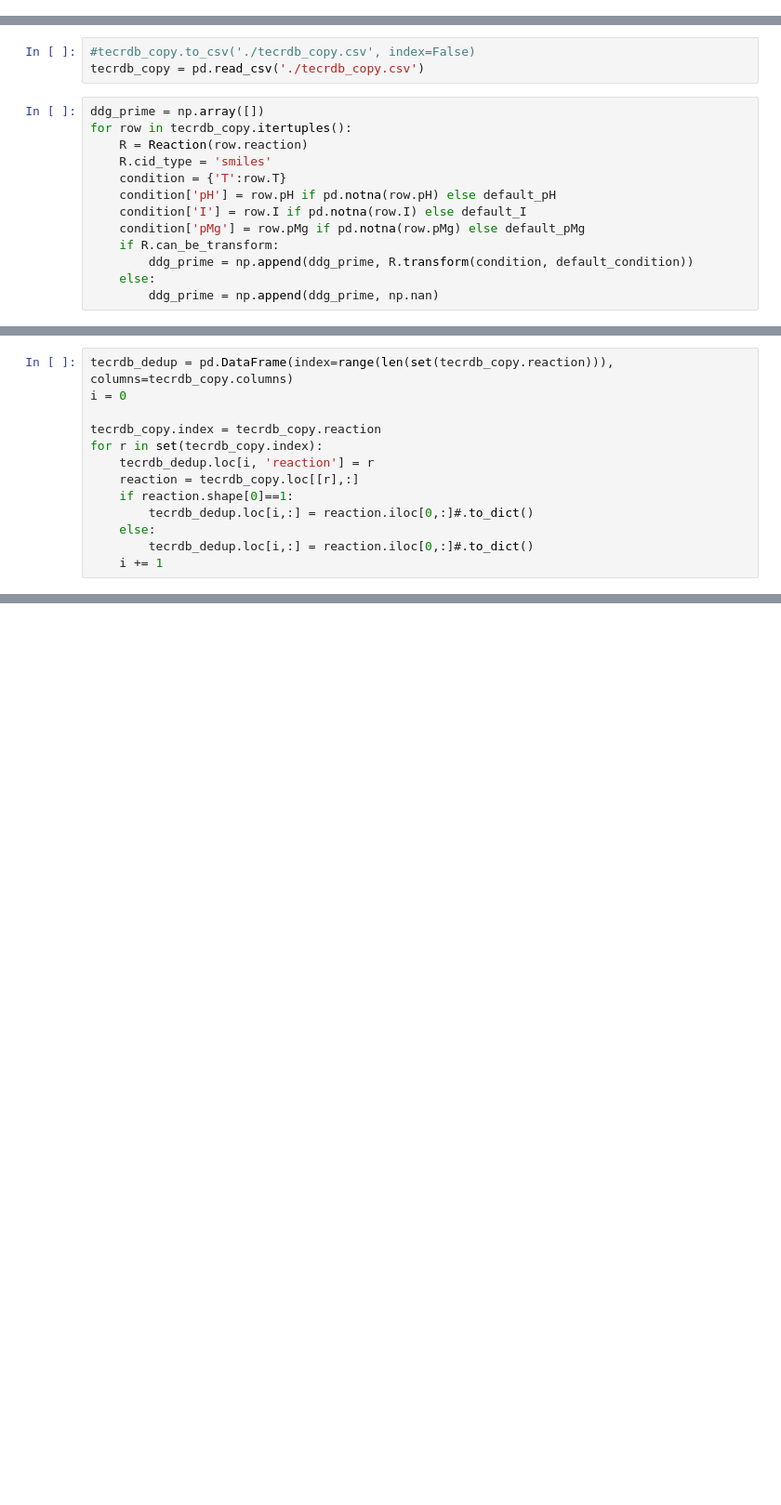
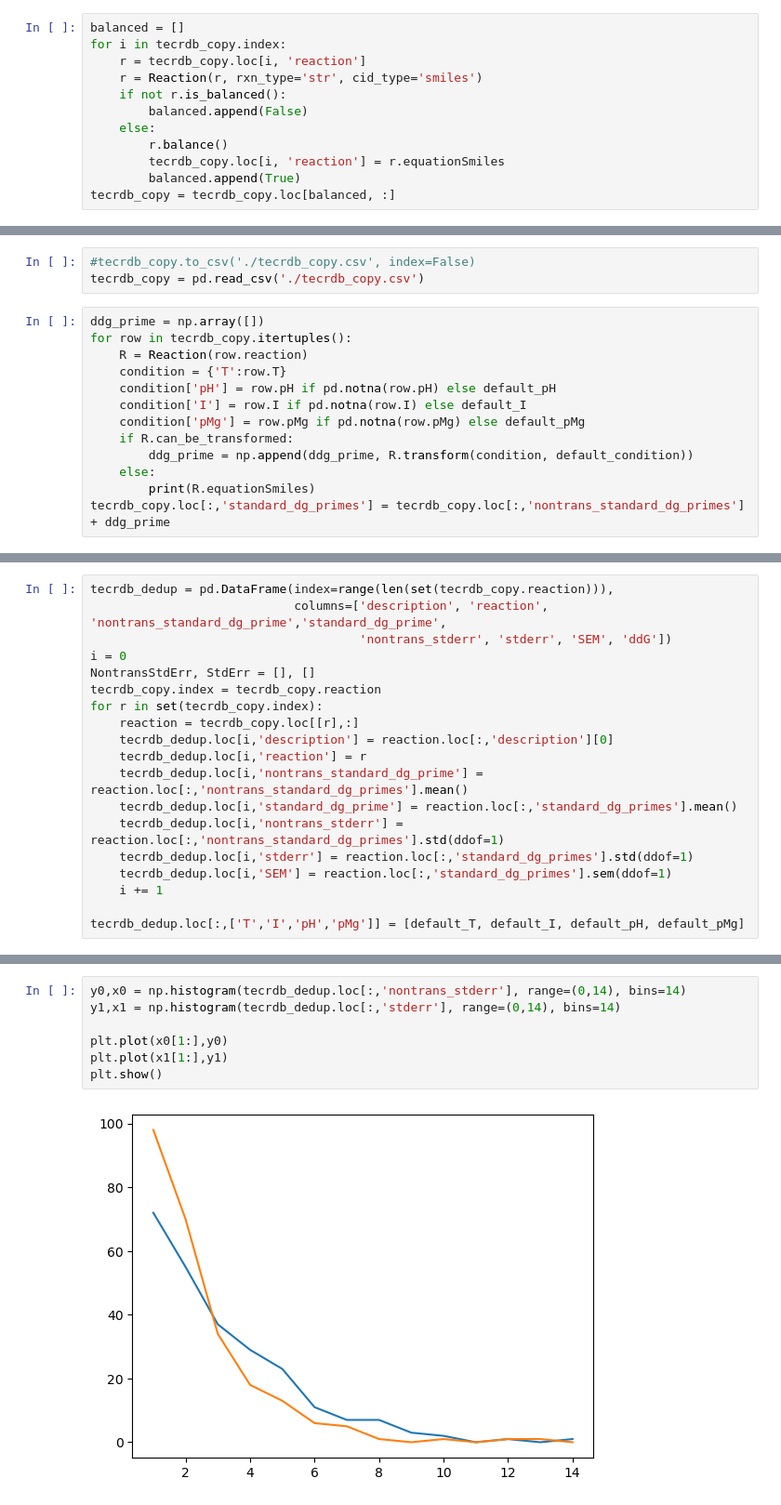
Before and after one commit to arne-cl/dGbyG, a Jupyter notebook: PreProcessingExperimentalData.ipynb, the cells around one changed output, grey strips where cells are left out. Shown at 93% size. Drawn from its saved outputs; the diff is of its cells as text; blank space fills up the shorter version.

```diff
--- a/PreProcessingExperimentalData.ipynb
+++ b/PreProcessingExperimentalData.ipynb
@@ -67,3 +64,15 @@ tecrdb_copy = tecrdb_copy.loc[pd.notna(tecrdb_copy.loc[:,['reaction', 'K_prime']
 tecrdb_copy = tecrdb_copy.rename(columns={'temperature':'T', 'ionic_strength':'I', 'p_h':'pH', 'p_mg':'pMg'})
 nontrans_standard_dg_primes = [(-R * row.T * np.log(row.K_prime)) for row in tecrdb_copy.itertuples()]
 tecrdb_copy = tecrdb_copy.assign(**{"nontrans_standard_dg_primes": nontrans_standard_dg_primes})
+# %%
+balanced = []
+for i in tecrdb_copy.index:
+    r = tecrdb_copy.loc[i, 'reaction']
+    r = Reaction(r, rxn_type='str', cid_type='smiles')
+    if not r.is_balanced():
+        balanced.append(False)
+    else:
+        r.balance()
+        tecrdb_copy.loc[i, 'reaction'] = r.equationSmiles
+        balanced.append(True)
+tecrdb_copy = tecrdb_copy.loc[balanced, :]
@@ -74,12 +87,12 @@ tecrdb_copy = pd.read_csv('./tecrdb_copy.csv')
 ddg_prime = np.array([])
 for row in tecrdb_copy.itertuples():
     R = Reaction(row.reaction)
-    R.cid_type = 'smiles'
     condition = {'T':row.T}
     condition['pH'] = row.pH if pd.notna(row.pH) else default_pH
     condition['I'] = row.I if pd.notna(row.I) else default_I
     condition['pMg'] = row.pMg if pd.notna(row.pMg) else default_pMg
-    if R.can_be_transform:
+    if R.can_be_transformed:
         ddg_prime = np.append(ddg_prime, R.transform(condition, default_condition))
     else:
-        ddg_prime = np.append(ddg_prime, np.nan)
+        print(R.equationSmiles)
+tecrdb_copy.loc[:,'standard_dg_primes'] = tecrdb_copy.loc[:,'nontrans_standard_dg_primes'] + ddg_prime
@@ -99,13 +99,19 @@ sum(np.isnan(ddg_prime))
 # %%
-tecrdb_dedup = pd.DataFrame(index=range(len(set(tecrdb_copy.reaction))), columns=tecrdb_copy.columns)
+tecrdb_dedup = pd.DataFrame(index=range(len(set(tecrdb_copy.reaction))),
+                            columns=['description', 'reaction', 'nontrans_standard_dg_prime','standard_dg_prime',
+                                     'nontrans_stderr', 'stderr', 'SEM', 'ddG'])
 i = 0
-
+NontransStdErr, StdErr = [], []
 tecrdb_copy.index = tecrdb_copy.reaction
 for r in set(tecrdb_copy.index):
-    tecrdb_dedup.loc[i, 'reaction'] = r
     reaction = tecrdb_copy.loc[[r],:]
-    if reaction.shape[0]==1:
-        tecrdb_dedup.loc[i,:] = reaction.iloc[0,:]#.to_dict()
-    else:
-        tecrdb_dedup.loc[i,:] = reaction.iloc[0,:]#.to_dict()
+    tecrdb_dedup.loc[i,'description'] = reaction.loc[:,'description'][0]
+    tecrdb_dedup.loc[i,'reaction'] = r
+    tecrdb_dedup.loc[i,'nontrans_standard_dg_prime'] = reaction.loc[:,'nontrans_standard_dg_primes'].mean()
+    tecrdb_dedup.loc[i,'standard_dg_prime'] = reaction.loc[:,'standard_dg_primes'].mean()
+    tecrdb_dedup.loc[i,'nontrans_stderr'] = reaction.loc[:,'nontrans_standard_dg_primes'].std(ddof=1)
+    tecrdb_dedup.loc[i,'stderr'] = reaction.loc[:,'standard_dg_primes'].std(ddof=1)
+    tecrdb_dedup.loc[i,'SEM'] = reaction.loc[:,'standard_dg_primes'].sem(ddof=1)
     i += 1
+
+tecrdb_dedup.loc[:,['T','I','pH','pMg']] = [default_T, default_I, default_pH, default_pMg]
@@ -129,0 +118,9 @@ tecrdb_dedup
+# %%
+y0,x0 = np.histogram(tecrdb_dedup.loc[:,'nontrans_stderr'], range=(0,14), bins=14)
+y1,x1 = np.histogram(tecrdb_dedup.loc[:,'stderr'], range=(0,14), bins=14)
+
+plt.plot(x0[1:],y0)
+plt.plot(x1[1:],y1)
+plt.show()
+# %% [output]
+[figure, added]
```
Also changed, not shown: parts of 15 cells of this notebook, 20 other files.
